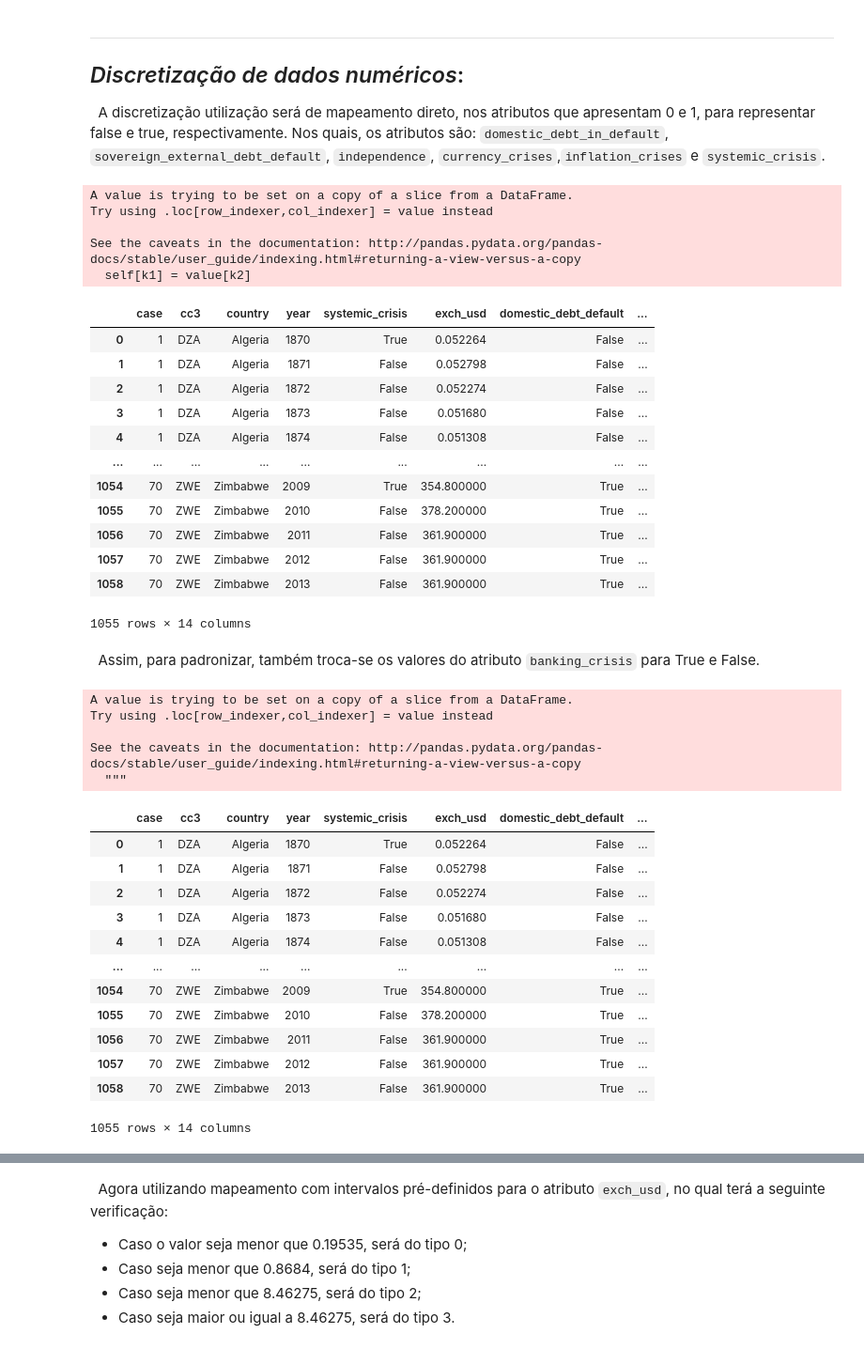
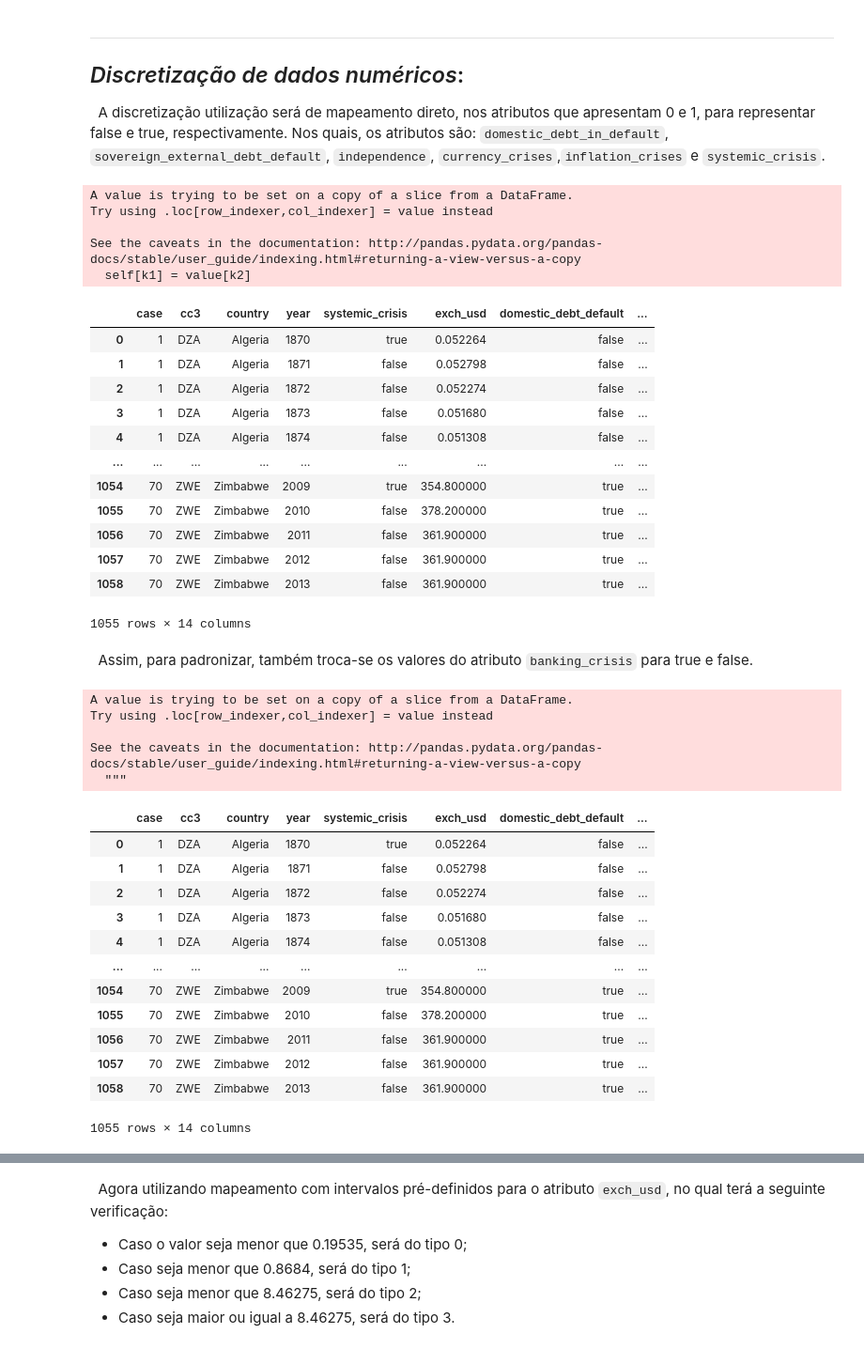
Before and after one commit to OsmarHofman/African-Crisis-Data-Mining, a Jupyter notebook: Pre_Processamento.ipynb, the cells around one changed output, grey strips where cells are left out. Shown at 94% size. Drawn from its saved outputs; the diff is of its cells as text; code cells hidden in the pictures.

```diff
--- a/Pre_Processamento.ipynb
+++ b/Pre_Processamento.ipynb
@@ -92,38 +92,38 @@ df
 &nbsp; A discretização utilização será de mapeamento direto, nos atributos que apresentam 0 e 1, para representar false e true, respectivamente. Nos quais, os atributos são: `domestic_debt_in_default`, `sovereign_external_debt_default`, `independence`, `currency_crises`,`inflation_crises` e `systemic_crisis`.
 # %%
 to_replace = {
-    0 : 'False',
-    1 : 'True',
+    0 : 'false',
+    1 : 'true',
 }
 
-cols = ['domestic_debt_default','sovereign_external_debt_default', 'independence','systemic_crisis','inflation_crisis','currency_crisis']
+cols = ['domestic_debt_default','sovereign_external_debt_default', 'independence','systemic_crisis','inflation_crisis']
 df[cols] = df[cols].replace(to_replace = to_replace)
 df
 # %% [output]
 A value is trying to be set on a copy of a slice from a DataFrame.
 Try using .loc[row_indexer,col_indexer] = value instead
 
 See the caveats in the documentation: http://pandas.pydata.org/pandas-docs/stable/user_guide/indexing.html#returning-a-view-versus-a-copy
   self[k1] = value[k2]
 |  | case | cc3 | country | year | systemic_crisis | exch_usd | domestic_debt_default | ... |
-| 0 | 1 | DZA | Algeria | 1870 | True | 0.052264 | False | ... |
-| 1 | 1 | DZA | Algeria | 1871 | False | 0.052798 | False | ... |
-| 2 | 1 | DZA | Algeria | 1872 | False | 0.052274 | False | ... |
-| 3 | 1 | DZA | Algeria | 1873 | False | 0.051680 | False | ... |
-| 4 | 1 | DZA | Algeria | 1874 | False | 0.051308 | False | ... |
+| 0 | 1 | DZA | Algeria | 1870 | true | 0.052264 | false | ... |
+| 1 | 1 | DZA | Algeria | 1871 | false | 0.052798 | false | ... |
+| 2 | 1 | DZA | Algeria | 1872 | false | 0.052274 | false | ... |
+| 3 | 1 | DZA | Algeria | 1873 | false | 0.051680 | false | ... |
+| 4 | 1 | DZA | Algeria | 1874 | false | 0.051308 | false | ... |
 | ... | ... | ... | ... | ... | ... | ... | ... | ... |
-| 1054 | 70 | ZWE | Zimbabwe | 2009 | True | 354.800000 | True | ... |
-| 1055 | 70 | ZWE | Zimbabwe | 2010 | False | 378.200000 | True | ... |
-| 1056 | 70 | ZWE | Zimbabwe | 2011 | False | 361.900000 | True | ... |
-| 1057 | 70 | ZWE | Zimbabwe | 2012 | False | 361.900000 | True | ... |
-| 1058 | 70 | ZWE | Zimbabwe | 2013 | False | 361.900000 | True | ... |
+| 1054 | 70 | ZWE | Zimbabwe | 2009 | true | 354.800000 | true | ... |
+| 1055 | 70 | ZWE | Zimbabwe | 2010 | false | 378.200000 | true | ... |
+| 1056 | 70 | ZWE | Zimbabwe | 2011 | false | 361.900000 | true | ... |
+| 1057 | 70 | ZWE | Zimbabwe | 2012 | false | 361.900000 | true | ... |
+| 1058 | 70 | ZWE | Zimbabwe | 2013 | false | 361.900000 | true | ... |
 1055 rows × 14 columns
 # %% [markdown]
-&nbsp; Assim, para padronizar, também troca-se os valores do atributo `banking_crisis` para True e False.
+&nbsp; Assim, para padronizar, também troca-se os valores do atributo `banking_crisis` para true e false.
 # %%
 to_replace = {
-    'no_crisis' : 'False',
-    'crisis' : 'True',
+    'no_crisis' : 'false',
+    'crisis' : 'true',
 }
 df['banking_crisis'] = df.banking_crisis.replace(to_replace = to_replace)
 df
@@ -134,15 +134,15 @@ Try using .loc[row_indexer,col_indexer] = value instead
 See the caveats in the documentation: http://pandas.pydata.org/pandas-docs/stable/user_guide/indexing.html#returning-a-view-versus-a-copy
   """
 |  | case | cc3 | country | year | systemic_crisis | exch_usd | domestic_debt_default | ... |
-| 0 | 1 | DZA | Algeria | 1870 | True | 0.052264 | False | ... |
-| 1 | 1 | DZA | Algeria | 1871 | False | 0.052798 | False | ... |
-| 2 | 1 | DZA | Algeria | 1872 | False | 0.052274 | False | ... |
-| 3 | 1 | DZA | Algeria | 1873 | False | 0.051680 | False | ... |
-| 4 | 1 | DZA | Algeria | 1874 | False | 0.051308 | False | ... |
+| 0 | 1 | DZA | Algeria | 1870 | true | 0.052264 | false | ... |
+| 1 | 1 | DZA | Algeria | 1871 | false | 0.052798 | false | ... |
+| 2 | 1 | DZA | Algeria | 1872 | false | 0.052274 | false | ... |
+| 3 | 1 | DZA | Algeria | 1873 | false | 0.051680 | false | ... |
+| 4 | 1 | DZA | Algeria | 1874 | false | 0.051308 | false | ... |
 | ... | ... | ... | ... | ... | ... | ... | ... | ... |
-| 1054 | 70 | ZWE | Zimbabwe | 2009 | True | 354.800000 | True | ... |
-| 1055 | 70 | ZWE | Zimbabwe | 2010 | False | 378.200000 | True | ... |
-| 1056 | 70 | ZWE | Zimbabwe | 2011 | False | 361.900000 | True | ... |
-| 1057 | 70 | ZWE | Zimbabwe | 2012 | False | 361.900000 | True | ... |
-| 1058 | 70 | ZWE | Zimbabwe | 2013 | False | 361.900000 | True | ... |
+| 1054 | 70 | ZWE | Zimbabwe | 2009 | true | 354.800000 | true | ... |
+| 1055 | 70 | ZWE | Zimbabwe | 2010 | false | 378.200000 | true | ... |
+| 1056 | 70 | ZWE | Zimbabwe | 2011 | false | 361.900000 | true | ... |
+| 1057 | 70 | ZWE | Zimbabwe | 2012 | false | 361.900000 | true | ... |
+| 1058 | 70 | ZWE | Zimbabwe | 2013 | false | 361.900000 | true | ... |
 1055 rows × 14 columns
```
Also changed, not shown: parts of 28 cells of this notebook.
